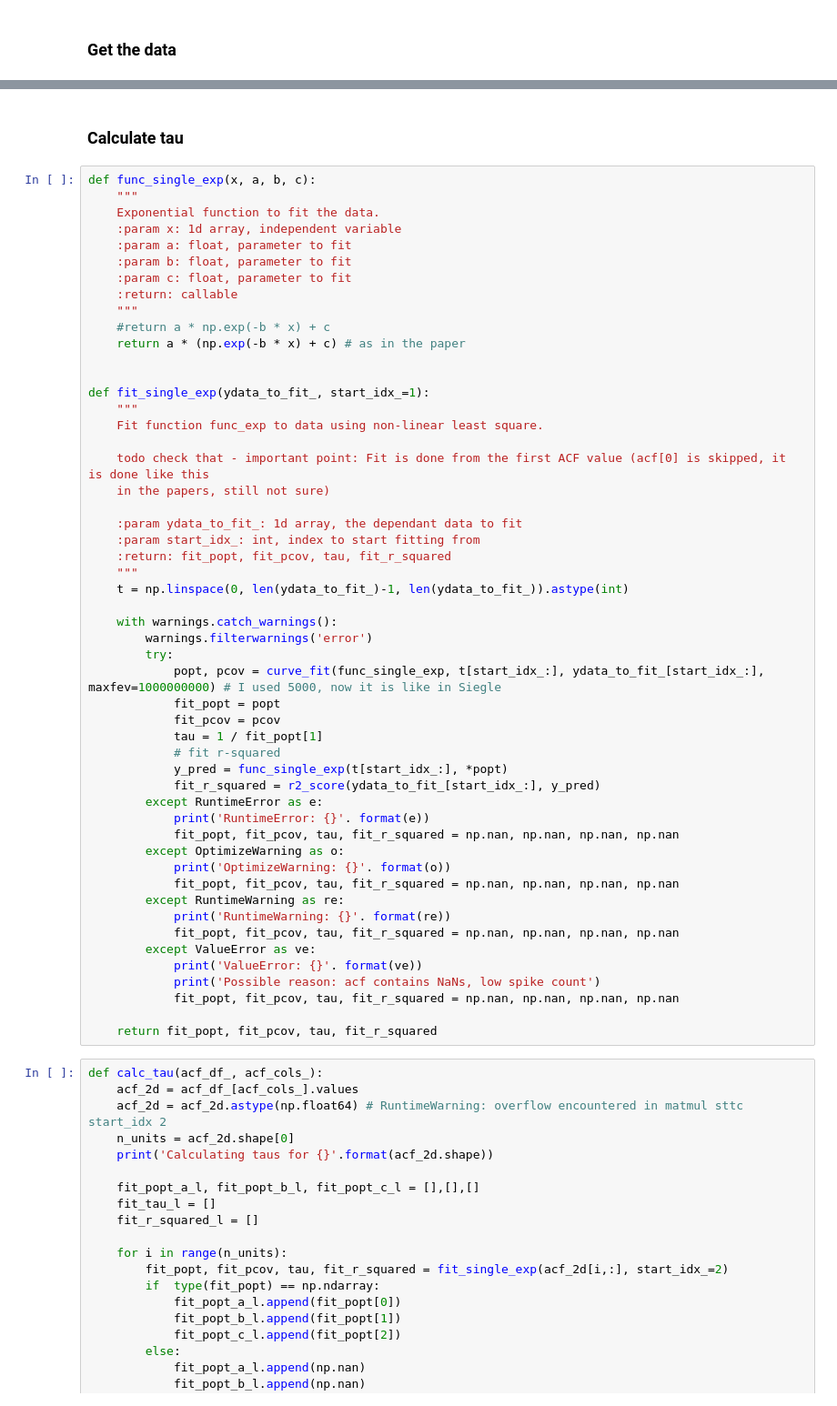
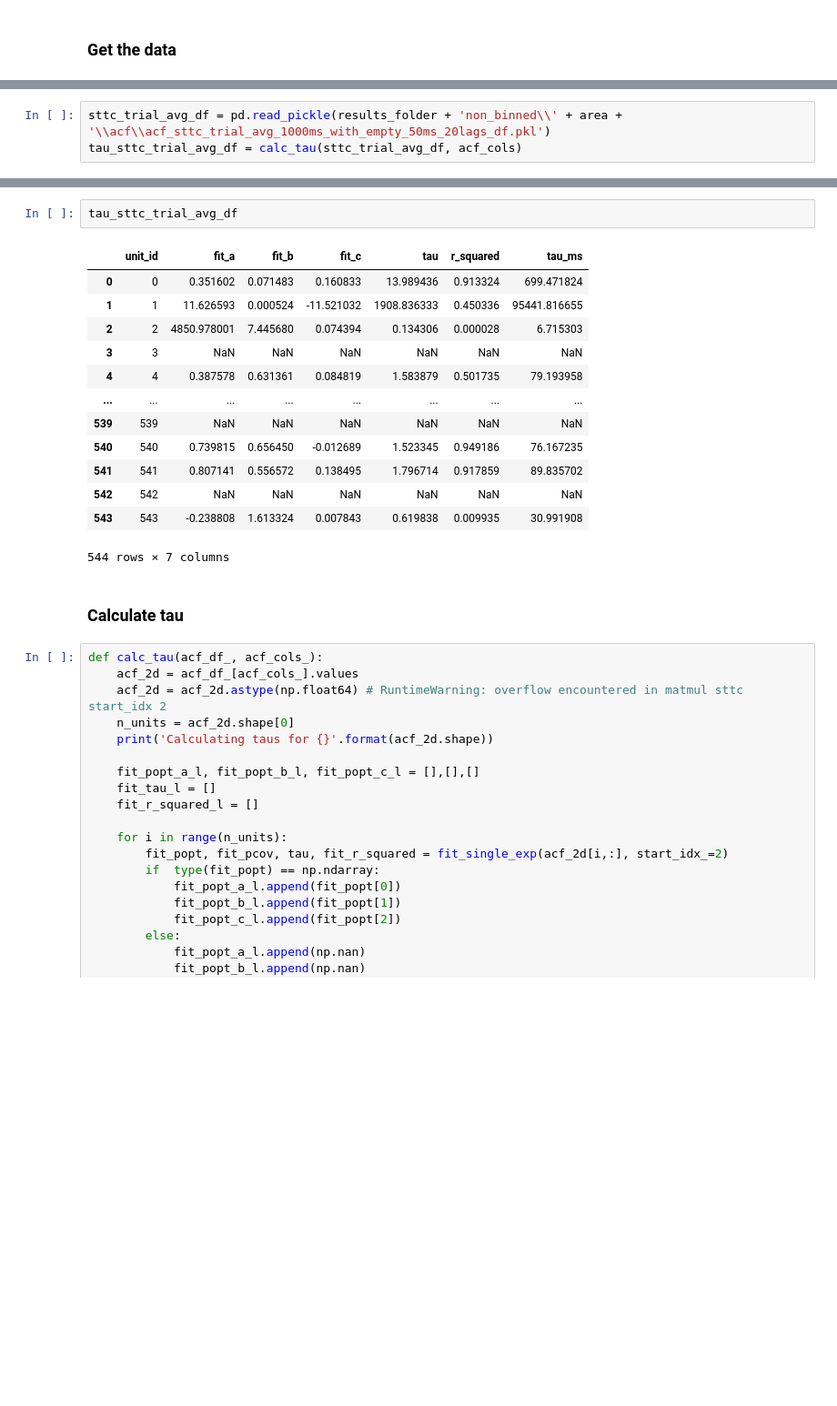
Before and after one commit to iinnpp/isttc, a Jupyter notebook: notebooks/monkey/calculate_tau.ipynb, the cells around one changed output, grey strips where cells are left out. Shown at 91% size. Cells and saved outputs as stored; diff of their text form; blank space fills up the shorter version.

```diff
--- a/notebooks/monkey/calculate_tau.ipynb
+++ b/notebooks/monkey/calculate_tau.ipynb
@@ -17,0 +82,3 @@ save_folder = 'E:\\projects_q_30_10_2024\\isttc\\results\\monkey\\fixation_perio
+# %%
+sttc_trial_avg_df = pd.read_pickle(results_folder + 'non_binned\\' + area + '\\acf\\acf_sttc_trial_avg_1000ms_with_empty_50ms_20lags_df.pkl')
+tau_sttc_trial_avg_df = calc_tau(sttc_trial_avg_df, acf_cols)
@@ -18,57 +103,21 @@ save_folder = 'E:\\projects_q_30_10_2024\\isttc\\results\\monkey\\fixation_perio
+# %%
+tau_sttc_trial_avg_df
+# %% [output]
+|  | unit_id | fit_a | fit_b | fit_c | tau | r_squared | tau_ms |
+| 0 | 0 | 0.351602 | 0.071483 | 0.160833 | 13.989436 | 0.913324 | 699.471824 |
+| 1 | 1 | 11.626593 | 0.000524 | -11.521032 | 1908.836333 | 0.450336 | 95441.816655 |
+| 2 | 2 | 4850.978001 | 7.445680 | 0.074394 | 0.134306 | 0.000028 | 6.715303 |
+| 3 | 3 | NaN | NaN | NaN | NaN | NaN | NaN |
+| 4 | 4 | 0.387578 | 0.631361 | 0.084819 | 1.583879 | 0.501735 | 79.193958 |
+| ... | ... | ... | ... | ... | ... | ... | ... |
+| 539 | 539 | NaN | NaN | NaN | NaN | NaN | NaN |
+| 540 | 540 | 0.739815 | 0.656450 | -0.012689 | 1.523345 | 0.949186 | 76.167235 |
+| 541 | 541 | 0.807141 | 0.556572 | 0.138495 | 1.796714 | 0.917859 | 89.835702 |
+| 542 | 542 | NaN | NaN | NaN | NaN | NaN | NaN |
+| 543 | 543 | -0.238808 | 1.613324 | 0.007843 | 0.619838 | 0.009935 | 30.991908 |
+544 rows × 7 columns
 # %% [markdown]
 ### Calculate tau
-# %%
-def func_single_exp(x, a, b, c):
-    """
-    Exponential function to fit the data.
-    :param x: 1d array, independent variable
-    :param a: float, parameter to fit
-    :param b: float, parameter to fit
-    :param c: float, parameter to fit
-    :return: callable
-    """
-    #return a * np.exp(-b * x) + c
-    return a * (np.exp(-b * x) + c) # as in the paper
-
-
-def fit_single_exp(ydata_to_fit_, start_idx_=1):
-    """
-    Fit function func_exp to data using non-linear least square.
-
-    todo check that - important point: Fit is done from the first ACF value (acf[0] is skipped, it is done like this
-    in the papers, still not sure)
-
-    :param ydata_to_fit_: 1d array, the dependant data to fit
-    :param start_idx_: int, index to start fitting from
-    :return: fit_popt, fit_pcov, tau, fit_r_squared
-    """
-    t = np.linspace(0, len(ydata_to_fit_)-1, len(ydata_to_fit_)).astype(int)
-
-    with warnings.catch_warnings():
-        warnings.filterwarnings('error')
-        try:
-            popt, pcov = curve_fit(func_single_exp, t[start_idx_:], ydata_to_fit_[start_idx_:], maxfev=1000000000) # I used 5000, now it is like in Siegle
-            fit_popt = popt
-            fit_pcov = pcov
-            tau = 1 / fit_popt[1]
-            # fit r-squared
-            y_pred = func_single_exp(t[start_idx_:], *popt)
-            fit_r_squared = r2_score(ydata_to_fit_[start_idx_:], y_pred)
-        except RuntimeError as e:
-            print('RuntimeError: {}'. format(e))
-            fit_popt, fit_pcov, tau, fit_r_squared = np.nan, np.nan, np.nan, np.nan
-        except OptimizeWarning as o:
-            print('OptimizeWarning: {}'. format(o))
-            fit_popt, fit_pcov, tau, fit_r_squared = np.nan, np.nan, np.nan, np.nan
-        except RuntimeWarning as re:
-            print('RuntimeWarning: {}'. format(re))
-            fit_popt, fit_pcov, tau, fit_r_squared = np.nan, np.nan, np.nan, np.nan
-        except ValueError as ve:
-            print('ValueError: {}'. format(ve))
-            print('Possible reason: acf contains NaNs, low spike count')
-            fit_popt, fit_pcov, tau, fit_r_squared = np.nan, np.nan, np.nan, np.nan
-
-    return fit_popt, fit_pcov, tau, fit_r_squared
 # %%
 def calc_tau(acf_df_, acf_cols_):
     acf_2d = acf_df_[acf_cols_].values
```
Also changed, not shown: parts of 10 cells of this notebook, 2 other files.
